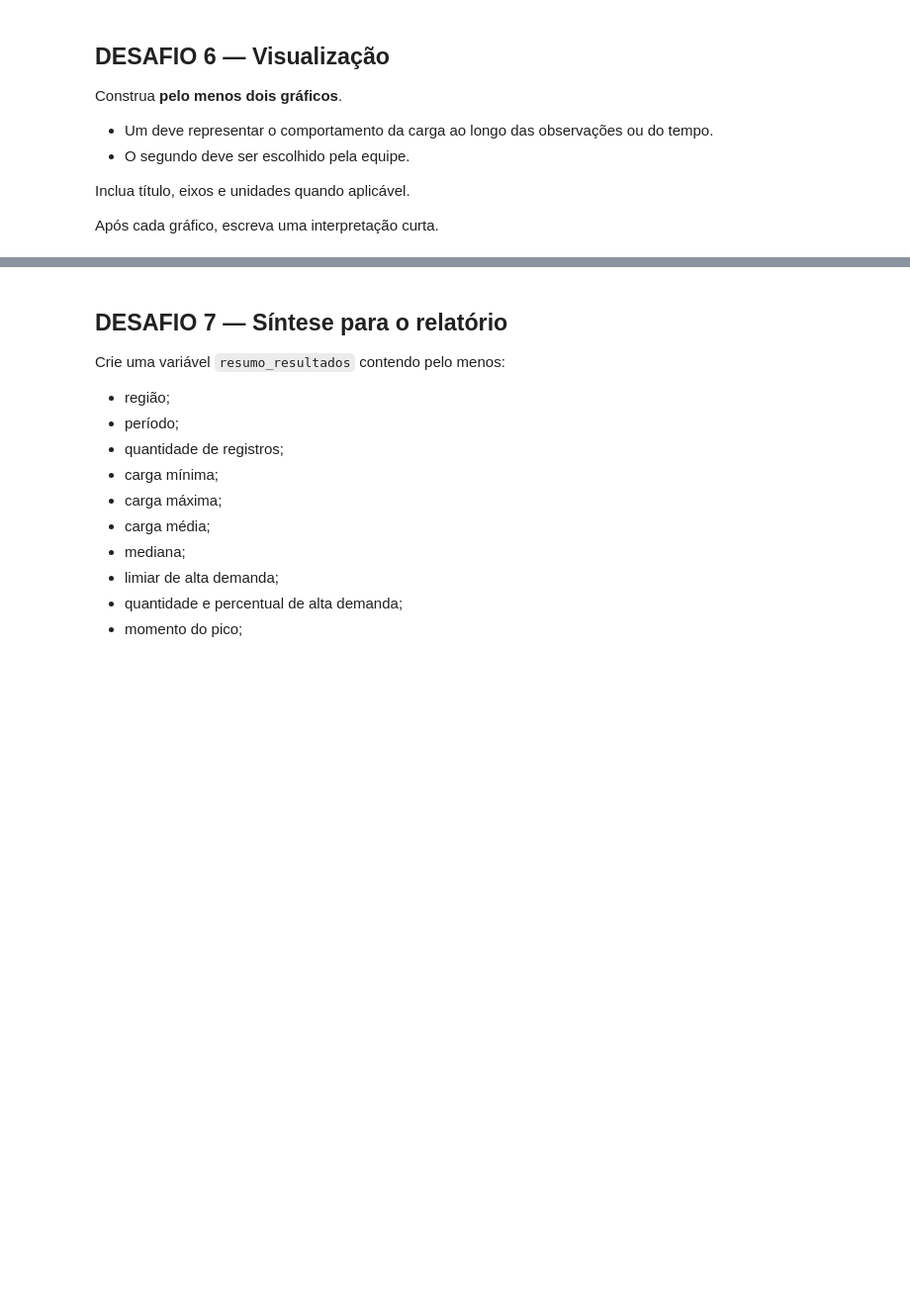
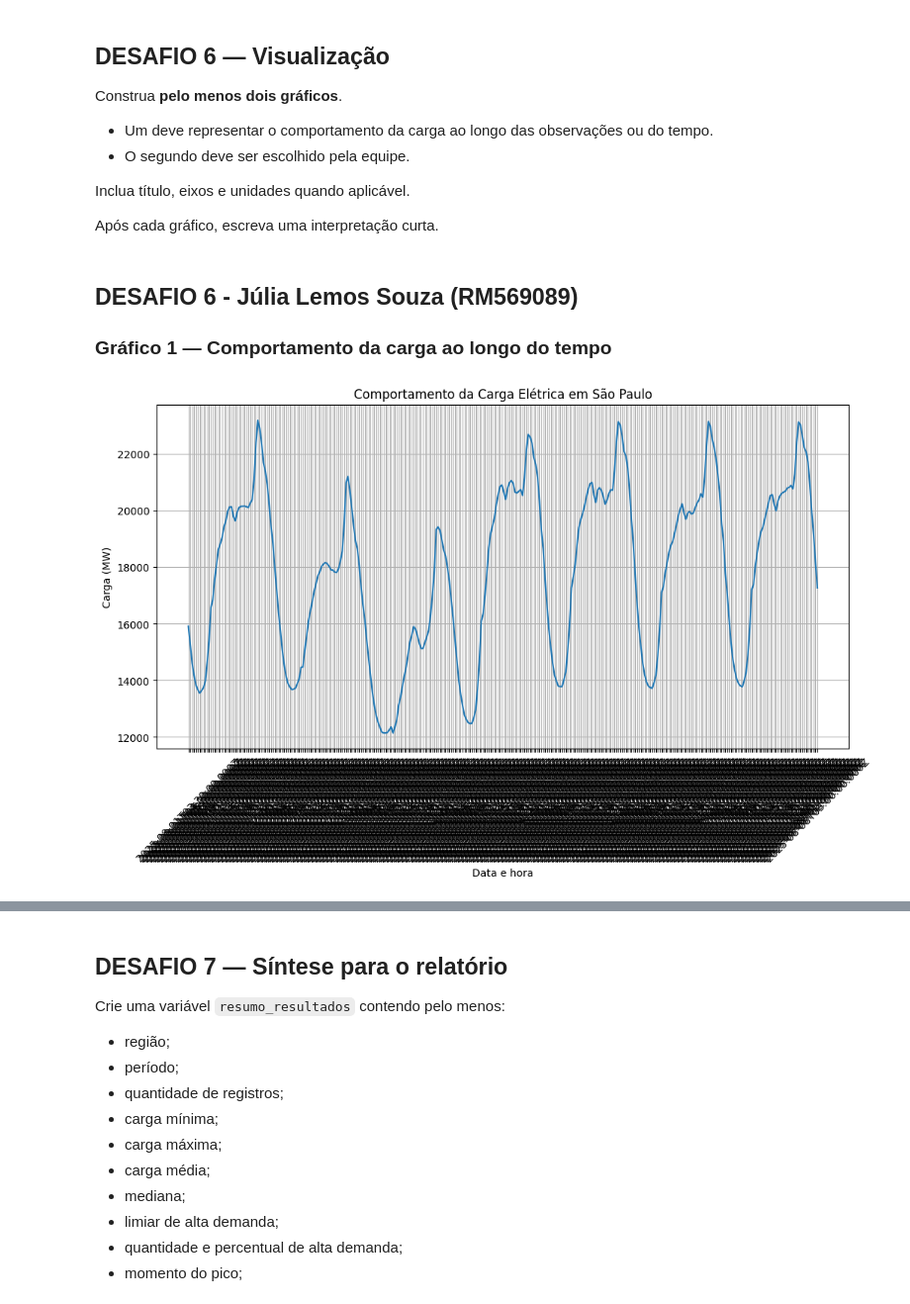
Before and after one commit to Hiero-o/cp_01_tritiack, a Jupyter notebook: Desafio_Final_Energia_ONS_API_Final.ipynb, the cells around one changed output, grey strips where cells are left out. Shown at 99% size. Saved outputs shown, nothing was run; the diff lists cells and outputs as text; code cells hidden in the pictures; blank space fills up the shorter version.

```diff
--- a/Desafio_Final_Energia_ONS_API_Final.ipynb
+++ b/Desafio_Final_Energia_ONS_API_Final.ipynb
@@ -467,0 +489,22 @@ Após cada gráfico, escreva uma interpretação curta.
+# %% [markdown]
+## DESAFIO 6 - Júlia Lemos Souza (RM569089)
+
+### Gráfico 1 — Comportamento da carga ao longo do tempo
+# %%
+plt.figure(figsize=(12, 6))
+plt.plot(df1['data/hora'],
+         df1['valor_de_carga'],
+         linewidth=1.5
+)
+
+plt.title('Comportamento da Carga Elétrica em São Paulo')
+plt.xlabel('Data e hora')
+plt.ylabel('Carga (MW)')
+
+plt.xticks(rotation=45)
+
+plt.grid(True)
+
+plt.show()
+# %% [output]
+[figure, added]
```
Also changed, not shown: parts of 6 cells of this notebook.
